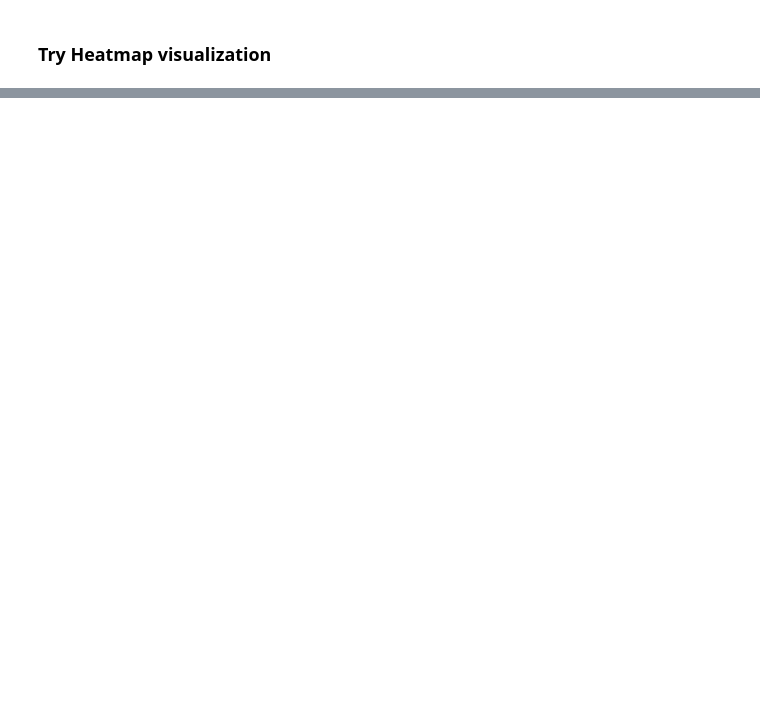
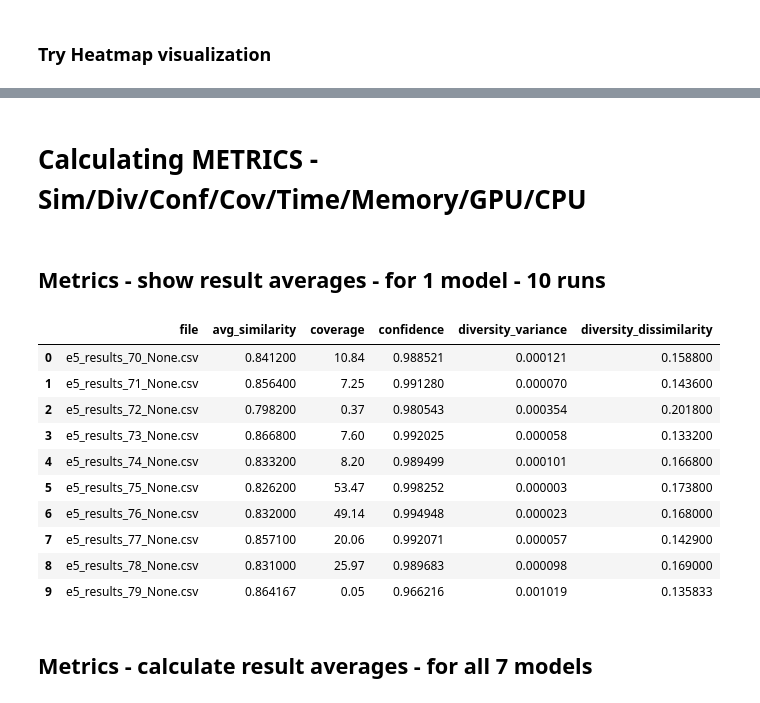
Before and after one commit to Akos360/Evaluating_Recommender_Systems_Implementation, a Jupyter notebook: src/evaluation.ipynb, the cells around one changed output, grey strips where cells are left out. Cells and saved outputs as stored; diff of their text form; code cells hidden in the pictures; blank space fills up the shorter version.

```diff
--- a/src/evaluation.ipynb
+++ b/src/evaluation.ipynb
@@ -926,0 +383,80 @@ plt.show()
+# %% [markdown]
+# Calculating METRICS - Sim/Div/Conf/Cov/Time/Memory/GPU/CPU
+# %% [markdown]
+## Metrics - show result averages - for 1 model - 10 runs
+# %%
+import os
+import pandas as pd
+import numpy as np
+
+# Base directory where all algorithm folders and CSVs are located
+base_directory = 'results/results_for_description/results/e5'
+
+# Total number of items in the dataset for coverage calculation
+total_items = 13263.0
+N = 10
+
+def calculate_metrics_for_csv(file_path):
+    df = pd.read_csv(file_path)
+
+    recommendations_cov = df
+    recommendations_topN = df.head(N)
+
+    # Calculate average similarity score for the CSV
+    avg_similarity = recommendations_topN['similarity_score'].mean()
+
+    # Coverage: Number of unique recommendations / Total items in the dataset
+    coverage = round((len(recommendations_cov['book_index'].unique()) / total_items)*100,2)
+
+    # Confidence: Proportion of non-zero similarity scores
+    similarity_std = recommendations_topN['similarity_score'].std()
+    confidence = 1 / (1 + similarity_std)  # Inverted confidence
+
+    # Diversity: Variance of similarity scores
+    diversity_variance = np.var(recommendations_topN['similarity_score'])
+    diversity_dissimilarity = (1 - recommendations_topN['similarity_score']).mean()
+
+    # Return the metrics for this CSV file
+    return {
+        'file': os.path.basename(file_path),
+        'avg_similarity': avg_similarity,
+        'coverage': coverage,
+        'confidence': confidence,
+        'diversity_variance': diversity_variance,
+        'diversity_dissimilarity': diversity_dissimilarity
+    }
+
+# Main function to process all CSVs in the specified algorithm folder
+def process_algorithm_folder(base_directory):
+    all_results = []
+
+    # Iterate through each CSV file in the folder
+    for file in os.listdir(base_directory):
+        if file.endswith('.csv'):
+            file_path = os.path.join(base_directory, file)
+
+            metrics = calculate_metrics_for_csv(file_path)
+            all_results.append(metrics)
+
+    metrics_df = pd.DataFrame(all_results)
+
+    return metrics_df
+
+# Process the CSV files and calculate metrics
+metrics_df = process_algorithm_folder(base_directory)
+
+metrics_df.head(10)
+# %% [output]
+|  | file | avg_similarity | coverage | confidence | diversity_variance | diversity_dissimilarity |
+| 0 | e5_results_70_None.csv | 0.841200 | 10.84 | 0.988521 | 0.000121 | 0.158800 |
+| 1 | e5_results_71_None.csv | 0.856400 | 7.25 | 0.991280 | 0.000070 | 0.143600 |
+| 2 | e5_results_72_None.csv | 0.798200 | 0.37 | 0.980543 | 0.000354 | 0.201800 |
+| 3 | e5_results_73_None.csv | 0.866800 | 7.60 | 0.992025 | 0.000058 | 0.133200 |
+| 4 | e5_results_74_None.csv | 0.833200 | 8.20 | 0.989499 | 0.000101 | 0.166800 |
+| 5 | e5_results_75_None.csv | 0.826200 | 53.47 | 0.998252 | 0.000003 | 0.173800 |
+| 6 | e5_results_76_None.csv | 0.832000 | 49.14 | 0.994948 | 0.000023 | 0.168000 |
+| 7 | e5_results_77_None.csv | 0.857100 | 20.06 | 0.992071 | 0.000057 | 0.142900 |
+| 8 | e5_results_78_None.csv | 0.831000 | 25.97 | 0.989683 | 0.000098 | 0.169000 |
+| 9 | e5_results_79_None.csv | 0.864167 | 0.05 | 0.966216 | 0.001019 | 0.135833 |
+# %% [markdown]
+## Metrics - calculate result averages - for all 7 models
```
Also changed, not shown: parts of 55 cells of this notebook.
